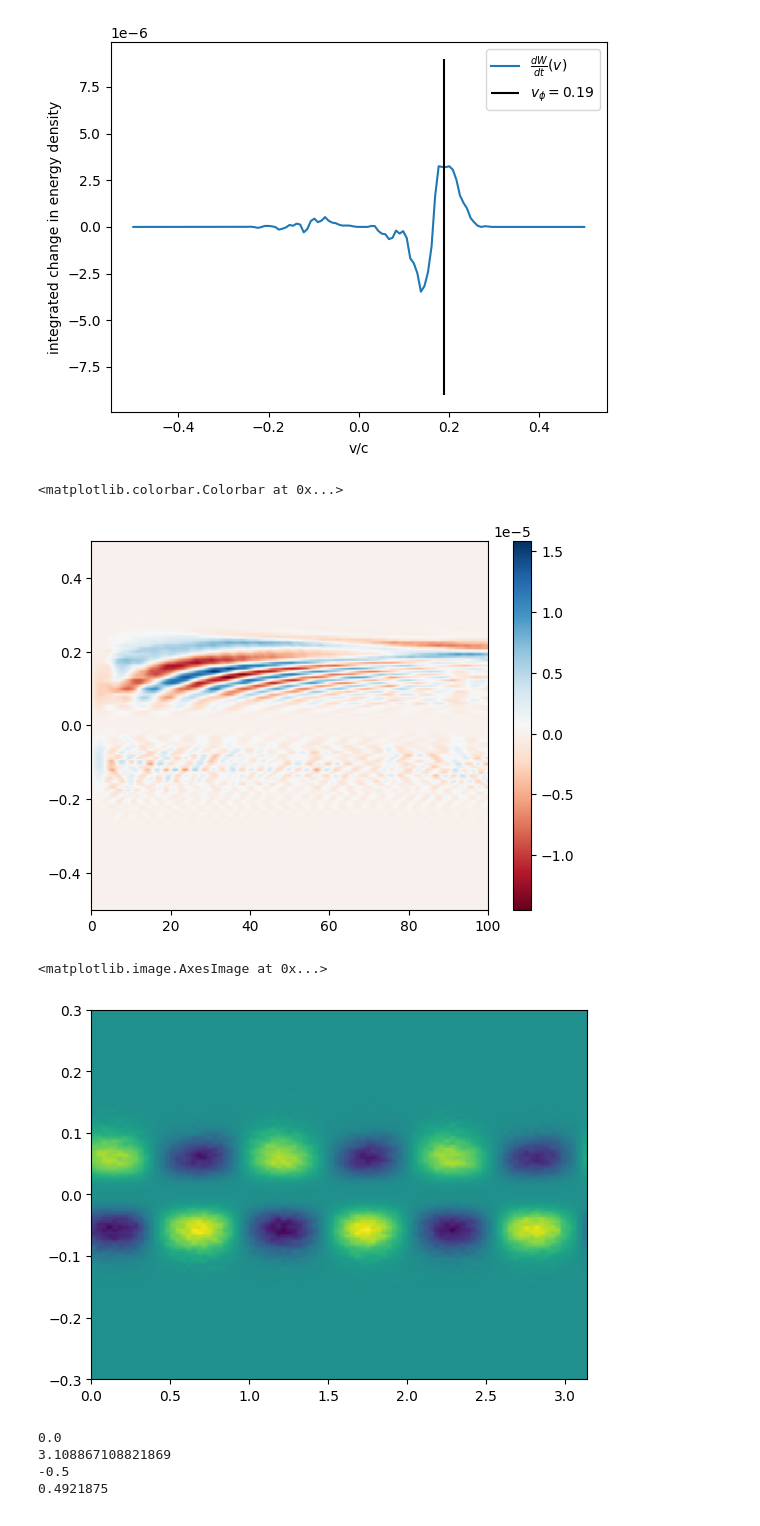
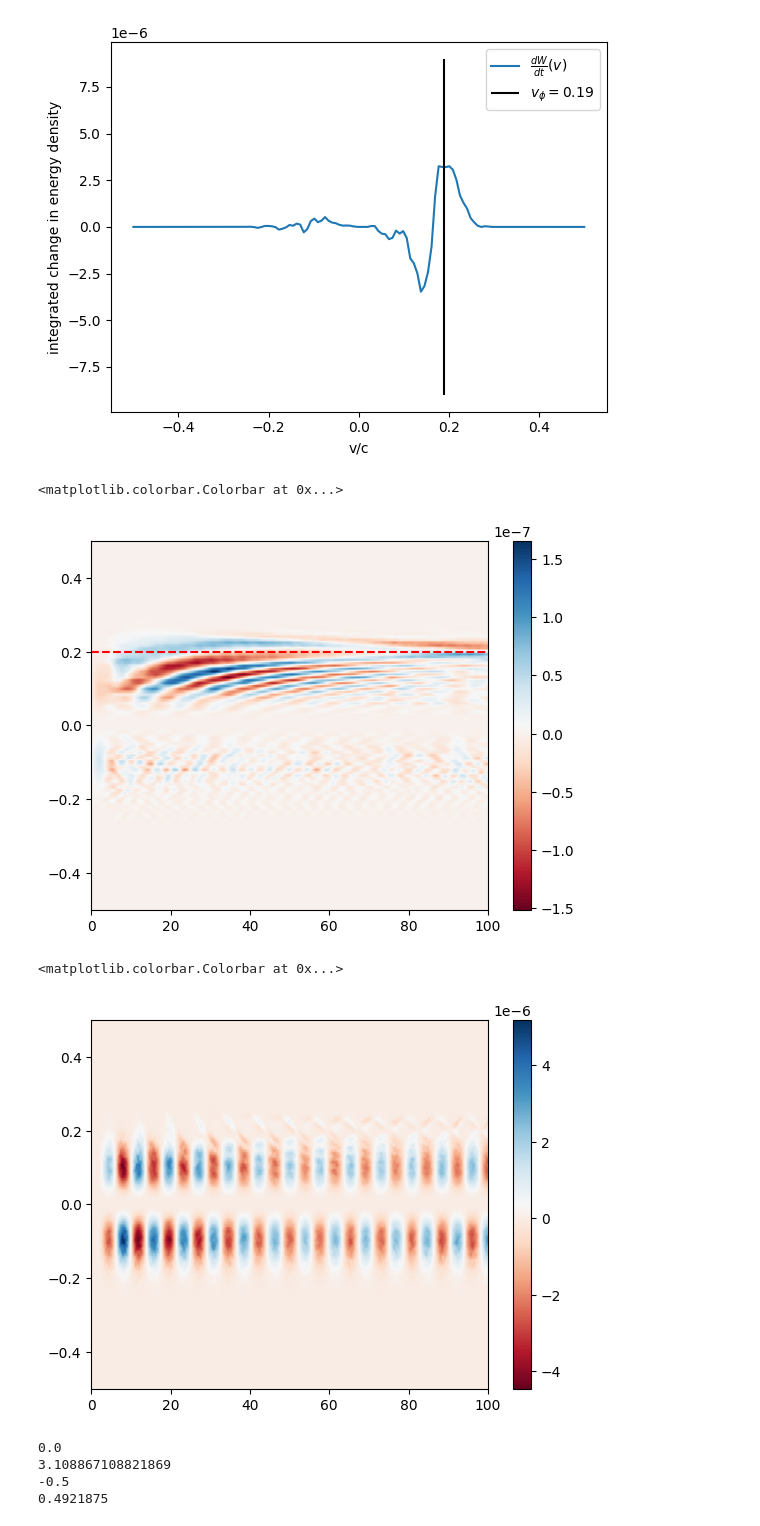
Before and after one commit to dschneidinger/222B_Landau_Damping_2024, a Jupyter notebook: 2-Landau_damping_in_PIC/EPW/kld-0.33_vth_0.055c_2x_amp/FPC-code-0.33_2x.ipynb, the cells around one changed output. Drawn from its saved outputs; the diff is of its cells as text; code cells hidden in the pictures.

```diff
--- a/2-Landau_damping_in_PIC/EPW/kld-0.33_vth_0.055c_2x_amp/FPC-code-0.33_2x.ipynb
+++ b/2-Landau_damping_in_PIC/EPW/kld-0.33_vth_0.055c_2x_amp/FPC-code-0.33_2x.ipynb
@@ -83,18 +84,21 @@ plt.legend()
 [figure]
 # %%
 delta = 65
-A_int_wrt_x = np.trapz(A[:,16:16+delta,:], axis = 1)
-B_int_wrt_x = np.trapz(B[:,16:16+delta,:], axis = 1)
+A_int_wrt_x = np.trapz((1./96)*A[:,16:16+delta,:], axis = 1)
+B_int_wrt_x = np.trapz((1./96)*B[:,16:16+delta,:], axis = 1)
 plt.imshow(B_int_wrt_x, origin='lower',extent=[0,100,-0.5,0.5], aspect='auto', cmap = 'RdBu', interpolation=None)
+plt.axhline(y = 0.199, color = 'r', linestyle = '--')
 plt.colorbar()
 # %% [output]
 <matplotlib.colorbar.Colorbar at 0x...>
-[figure, old version]
+[figure, new version]
 # %%
-plt.imshow(B[:,:,100], origin='lower',extent=[0,np.pi,-0.3,0.3], aspect='auto',interpolation=None)
+delta = 65
+plt.imshow(B[:,48,:], origin='lower',extent=[0,100,-0.5,0.5], aspect='auto', cmap = 'RdBu', interpolation=None)
+plt.colorbar()
 # %% [output]
-<matplotlib.image.AxesImage at 0x...>
+<matplotlib.colorbar.Colorbar at 0x...>
-[figure, old version]
+[figure, new version]
 # %%
 p1x1 = vysxd_get_data('EPW-alves/MS/PHA/p1x1/electrons/p1x1-electrons-000200.h5')
 
```
Also changed, not shown: parts of 1 cell of this notebook, 1 other file.
